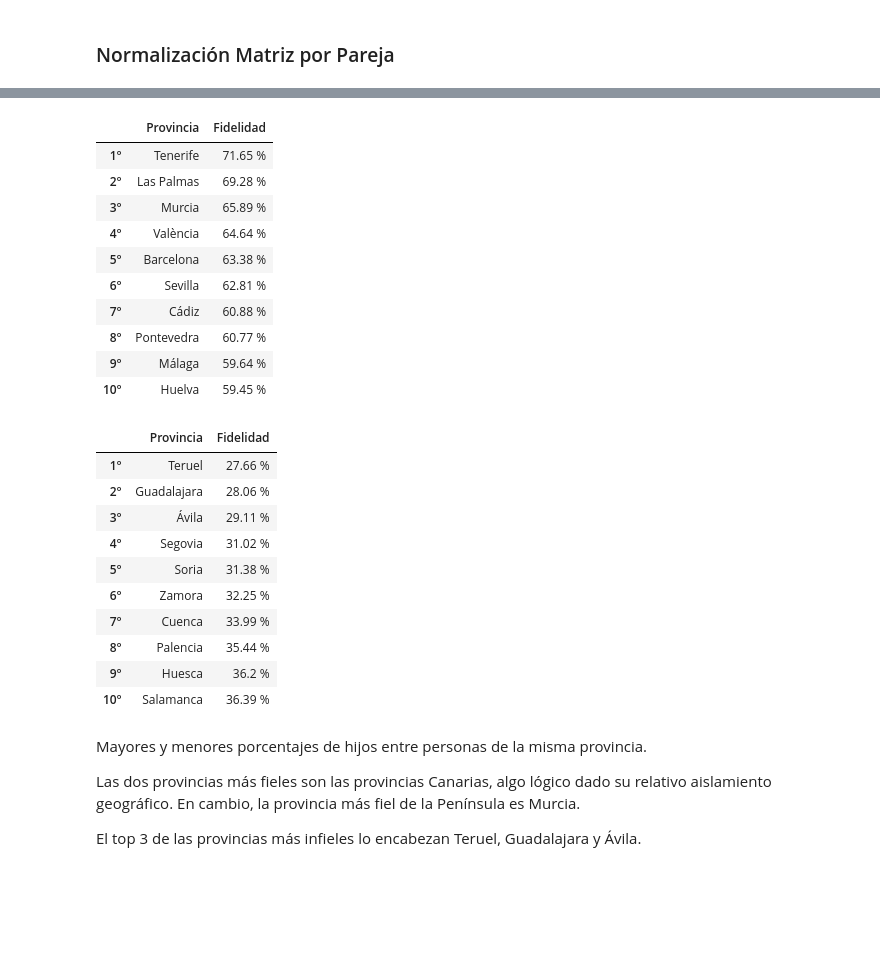
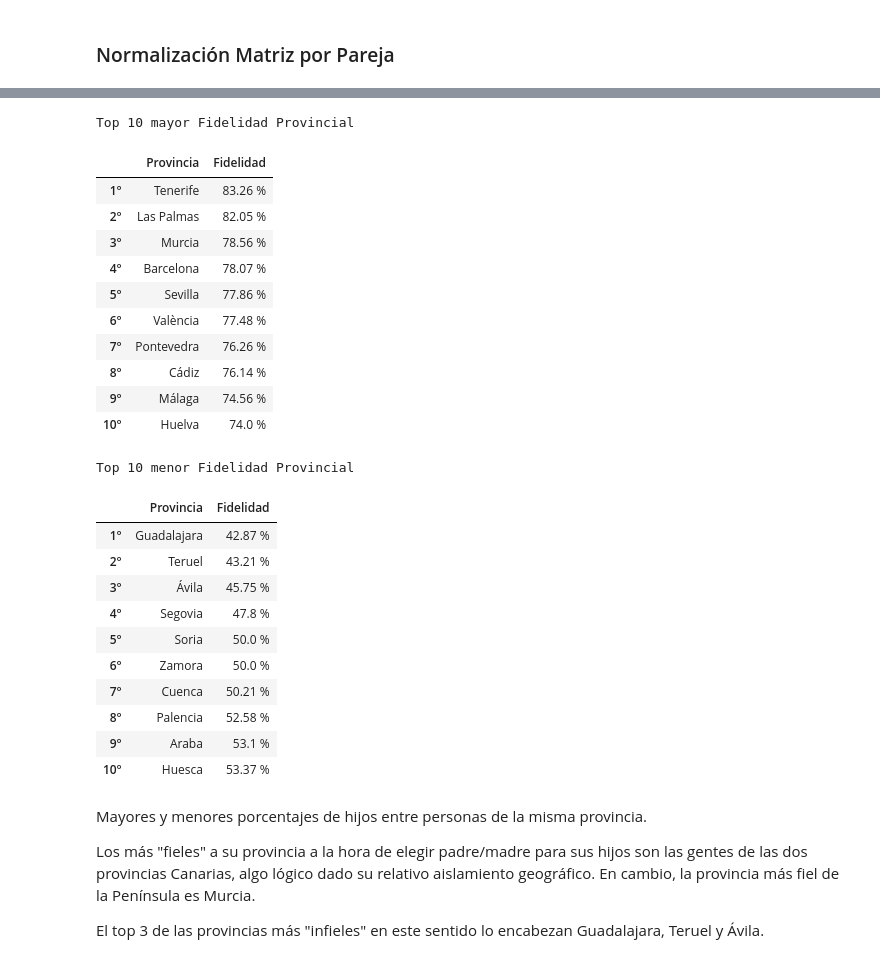
Before and after one commit to braisseara/blog, a Jupyter notebook: entradas_ipynb/relaciones_interprovinciales_en_espanha.ipynb, the cells around one changed output, grey strips where cells are left out. Drawn from its saved outputs; the diff is of its cells as text; code cells hidden in the pictures; blank space fills up the shorter version.

Commit message:
Guadalajara

```diff
--- a/entradas_ipynb/relaciones_interprovinciales_en_espanha.ipynb
+++ b/entradas_ipynb/relaciones_interprovinciales_en_espanha.ipynb
@@ -450,7 +462,9 @@ for key in list(DFs.keys()):
         total_mujeres = matrices[key].loc[i,:].sum()
         for j in matrices[key].columns:
             total_hombres = matrices[key].loc[:,j].sum()
-            matrices_pareja_normal[key].loc[i,j] = matrices[key].loc[i,j]/(total_mujeres+total_hombres - matrices[key].loc[i,j])
+            resto = total_hombres - total_mujeres
+            hijos_potenciales = (total_mujeres+total_hombres-resto)/2
+            matrices_pareja_normal[key].loc[i,j]=matrices[key].loc[i,j]/hijos_potenciales
 # %%
 plot_matriz(matrices_pareja_normal[año], 'Matriz Pareja-Normal', True, 100, False)
 # %% [output]
@@ -465,7 +481,7 @@ def get_diagonal(matriz, ordenar = True):
         diagonal = diagonal.sort_values(ascending = False)
     return(diagonal)
 # %%
-def top_serie(serie, top = 10, que = 'max', x = 'values', funcion_values = lambda x : round(x, 2)):
+def top_serie(serie, top = 10, que = 'max', x = 'values', funcion_values = lambda x : round(x, 2), c = ''):
     df = pandas.DataFrame({'Provincia': serie.index , x: serie}).sort_values([x], ascending = (que == 'min'))
     df.index = [str(i + 1) + 'º' for i in df.reset_index().index]
     if isinstance(funcion_values, str):
@@ -477,38 +493,40 @@ def top_serie(serie, top = 10, que = 'max', x = 'values', funcion_values = lambd
             funcion_values = lambda x : str(round(x*100,2)) + ' %'
     df[x] = df[x].apply(funcion_values)
     df.name= "frre"
-    return(df.head(top))
+    return(df.head(top).style.set_caption(c))
 # %%
 fidelidad = get_diagonal(matrices_pareja_normal[año])
-display(top_serie(fidelidad, x = 'Fidelidad', funcion_values = '%'))
-display(top_serie(fidelidad, que = 'min', x = 'Fidelidad', funcion_values = '%'))
+display(top_serie(fidelidad, x = 'Fidelidad', funcion_values = '%', c = 'Top 10 mayor Fidelidad Provincial'))
+display(top_serie(fidelidad, que = 'min', x = 'Fidelidad', funcion_values = '%', c = 'Top 10 menor Fidelidad Provincial'))
 # %% [output]
+Top 10 mayor Fidelidad Provincial
 |  | Provincia | Fidelidad |
-| 1º | Tenerife | 71.65 % |
-| 2º | Las Palmas | 69.28 % |
-| 3º | Murcia | 65.89 % |
-| 4º | València | 64.64 % |
-| 5º | Barcelona | 63.38 % |
-| 6º | Sevilla | 62.81 % |
-| 7º | Cádiz | 60.88 % |
-| 8º | Pontevedra | 60.77 % |
-| 9º | Málaga | 59.64 % |
-| 10º | Huelva | 59.45 % |
+| 1º | Tenerife | 83.26 % |
+| 2º | Las Palmas | 82.05 % |
+| 3º | Murcia | 78.56 % |
+| 4º | Barcelona | 78.07 % |
+| 5º | Sevilla | 77.86 % |
+| 6º | València | 77.48 % |
+| 7º | Pontevedra | 76.26 % |
+| 8º | Cádiz | 76.14 % |
+| 9º | Málaga | 74.56 % |
+| 10º | Huelva | 74.0 % |
+Top 10 menor Fidelidad Provincial
 |  | Provincia | Fidelidad |
-| 1º | Teruel | 27.66 % |
-| 2º | Guadalajara | 28.06 % |
-| 3º | Ávila | 29.11 % |
-| 4º | Segovia | 31.02 % |
-| 5º | Soria | 31.38 % |
-| 6º | Zamora | 32.25 % |
-| 7º | Cuenca | 33.99 % |
-| 8º | Palencia | 35.44 % |
-| 9º | Huesca | 36.2 % |
-| 10º | Salamanca | 36.39 % |
+| 1º | Guadalajara | 42.87 % |
+| 2º | Teruel | 43.21 % |
+| 3º | Ávila | 45.75 % |
+| 4º | Segovia | 47.8 % |
+| 5º | Soria | 50.0 % |
+| 6º | Zamora | 50.0 % |
+| 7º | Cuenca | 50.21 % |
+| 8º | Palencia | 52.58 % |
+| 9º | Araba | 53.1 % |
+| 10º | Huesca | 53.37 % |
 # %% [markdown]
 Mayores y menores porcentajes de hijos entre personas de la misma provincia.
 
-Las dos provincias más fieles son las provincias Canarias, algo lógico dado su relativo aislamiento geográfico. En cambio, la provincia más fiel de la Península es Murcia.
+Los más "fieles" a su provincia a la hora de elegir padre/madre para sus hijos son las gentes de las dos provincias Canarias, algo lógico dado su relativo aislamiento geográfico. En cambio, la provincia más fiel de la Península es Murcia.
 
-El top 3 de las provincias más infieles lo encabezan Teruel, Guadalajara y Ávila.
+El top 3 de las provincias más "infieles" en este sentido lo encabezan Guadalajara, Teruel y Ávila.
 # %%
```
Also changed, not shown: parts of 24 cells of this notebook, 3 other files.
